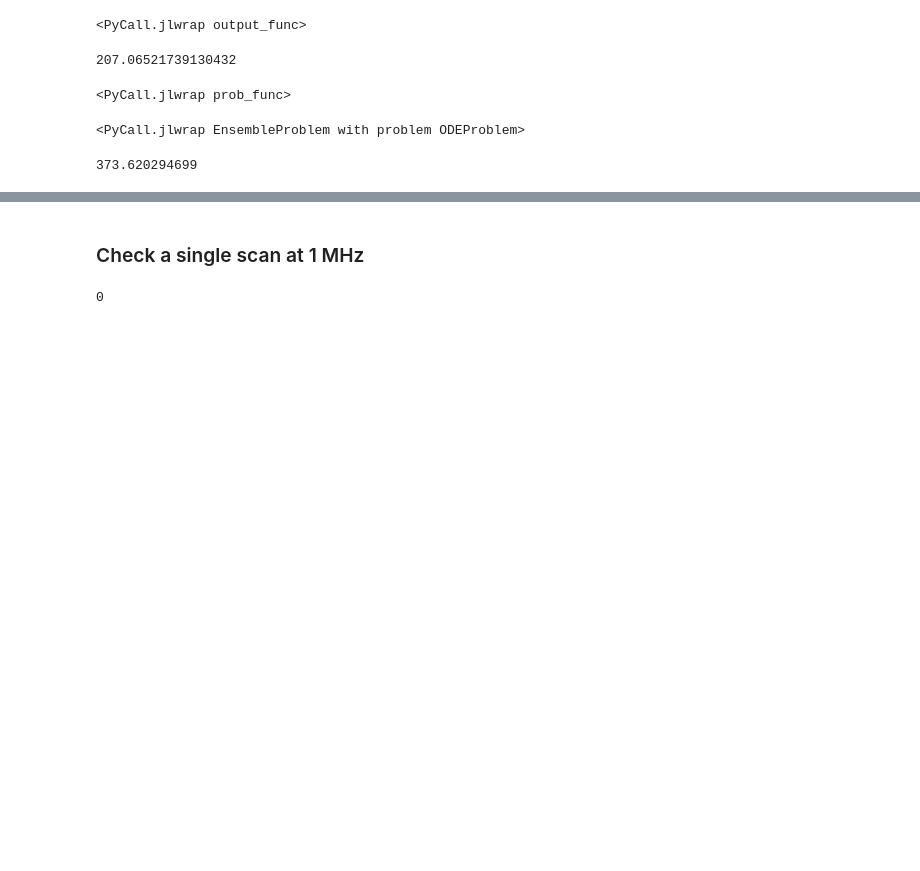
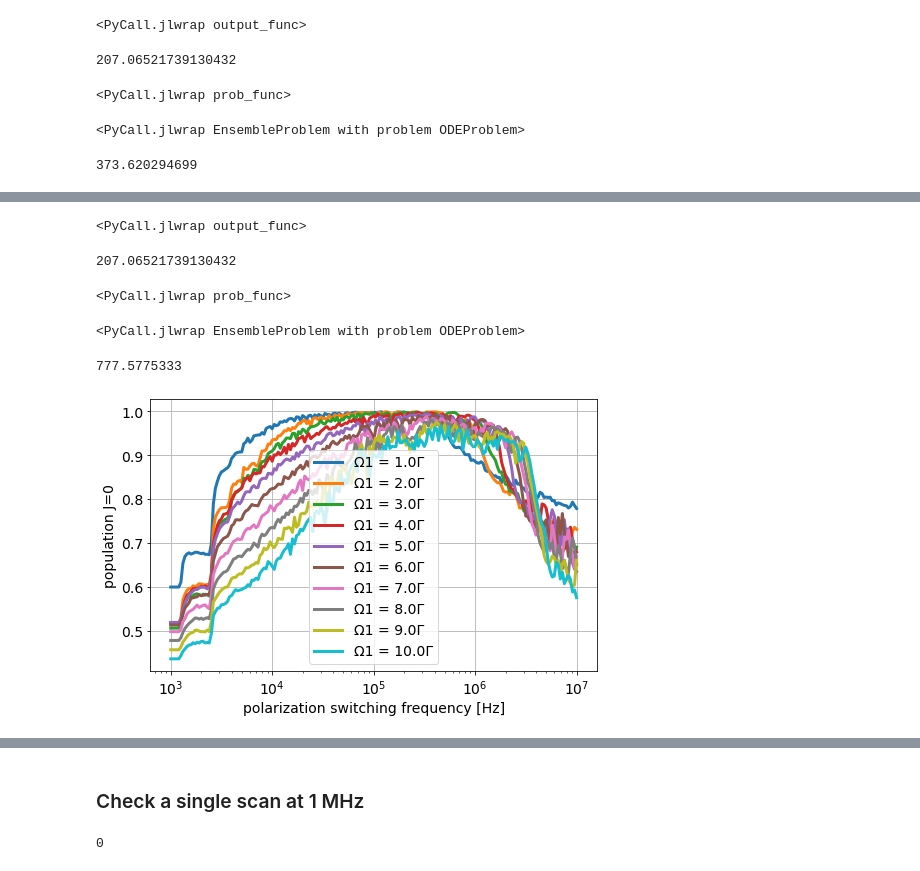
Before and after one commit to ograsdijk/optical-bloch, a Jupyter notebook: with microwaves/Check Polarization Switching Frequency.ipynb, the cells around one changed output, grey strips where cells are left out. Drawn from its saved outputs; the diff is of its cells as text; code cells hidden in the pictures; blank space fills up the shorter version.

```diff
--- a/with microwaves/Check Polarization Switching Frequency.ipynb
+++ b/with microwaves/Check Polarization Switching Frequency.ipynb
@@ -403,0 +441,75 @@ set_fontsize(ax, 14)
+# %%
+# function called every time on the when an ODE solve is ready
+# only save the diagonal of each solution (e.g. populations in each state)
+Main.eval("""
+function output_func(sol,i)
+    next!(pbar)
+    return [real(sol.u[end][j,j]) for j in 1:size(sol.u[end])[1]], false
+end""")
+# %% [output]
+<PyCall.jlwrap output_func>
+# %%
+# μseconds traversal time
+(1.5*25.4 * 1e-3)/184 * 1e6
+# %% [output]
+207.06521739130432
+# %%
+# defining the function that changes the ODE parameters for each iteration
+Main.eval("""
+tspan = (0.0f0, 200e-6)
+prob = ODEProblem(Lindblad_rhs!,ρ_ini,tspan,p)
+
+
+function prob_func(prob,i,repeat)
+    remake(prob,p=[Ω; params[i,2]; params[i,1]; params[i,2]; Δ])
+end
+""")
+# %% [output]
+<PyCall.jlwrap prob_func>
+# %%
+# setting up the EnsembleProblem with the earlier defined ODEProblem
+Main.eval("""
+ens_prob = EnsembleProblem(prob, prob_func = prob_func, output_func = output_func)
+""")
+# %% [output]
+<PyCall.jlwrap EnsembleProblem with problem ODEProblem>
+# %%
+# starting the parallel ensemble simulation
+# precision of the solver is increased resulting in a longer runtime
+# probably not necessary
+Main.eval("pbar.counter = 0")
+Main.eval("pbar.n = size(params)[1]")
+Main.eval("""
+@time sim = solve(ens_prob, Tsit5(), EnsembleThreads(), save_start = true, save_end = true,
+            save_everystep = false; trajectories = trajectories = size(params)[1], dt = 1e-9, adaptive=true,
+            abstol = 5e-7, reltol = 5e-4)
+sim.elapsedTime
+""")
+# %% [output]
+777.5775333
+# %%
+ens_u = Main.eval("sim.u")
+ens_u = np.array(ens_u)
+# %%
+result_freq_Ω1_scan = np.empty([len(Main.params),41], dtype = 'complex')
+result_freq_Ω1_scan[:,:2] = Main.params.copy()
+result_freq_Ω1_scan[:,2:] = ens_u.copy()
+# %%
+fig, ax = plt.subplots(figsize = (8,5))
+
+for Ω1i in Main.Ω1s:
+    m = Ω1i == result_freq_Ω1_scan[:,0].real
+    f = result_freq_Ω1_scan[m][:,1].real
+    p = result_freq_Ω1_scan[m][:,2:6].sum(axis = 1).real
+    ax.plot(f, p, lw = 3, label = f"Ω1 = {Ω1i/Γ/abs(de_main):.1f}Γ")
+
+ax.legend(fontsize = 14)
+ax.set_xlabel('polarization switching frequency [Hz]')
+ax.set_ylabel('population J=0')
+
+ax.grid(True)
+ax.set_xscale('log')
+
+set_fontsize(ax, 14)
+# %% [output]
+[figure, added]
```
Also changed, not shown: parts of 20 cells of this notebook.
